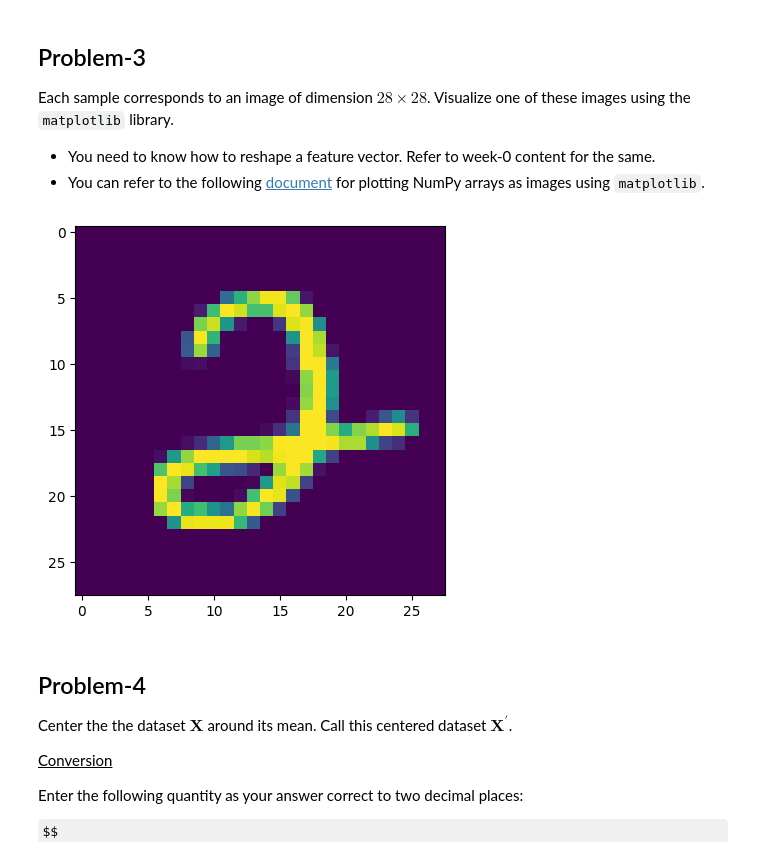
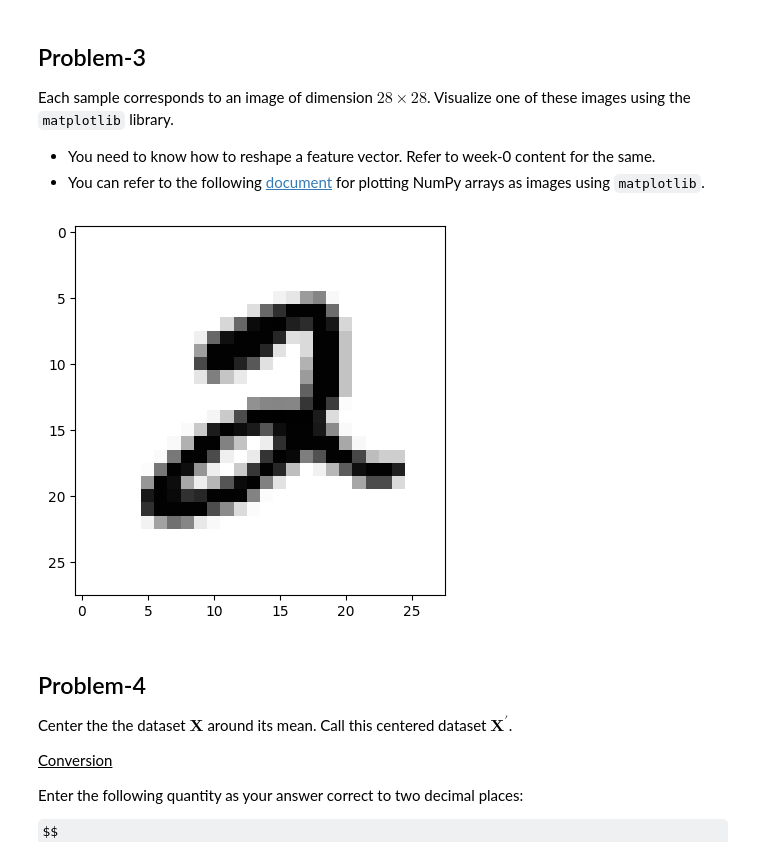
Before and after one commit to kumar-shivang/Machine-Learning-T, a Jupyter notebook: Week_1_Programming.ipynb, the cells around one changed output. Cells and saved outputs as stored; diff of their text form; code cells hidden in the pictures; some formulas as TeX source.

```diff
--- a/Week_1_Programming.ipynb
+++ b/Week_1_Programming.ipynb
@@ -54,12 +55,11 @@ Each sample corresponds to an image of dimension $28 \times 28$. Visualize one o
 # %%
 # Enter your solution here
 import matplotlib.pyplot as plt
-face_1 = X[1]
-face_1 = face_1.reshape([28,28])
-plt.imshow(face_1)
+digit1 = X[0].reshape(28, 28)
+plt.imshow(digit1, cmap = plt.cm.binary)
 plt.show()
 # %% [output]
-[figure, old version]
+[figure, new version]
 # %% [markdown]
 ## Problem-4
 
```
Also changed, not shown: parts of 15 cells of this notebook.
